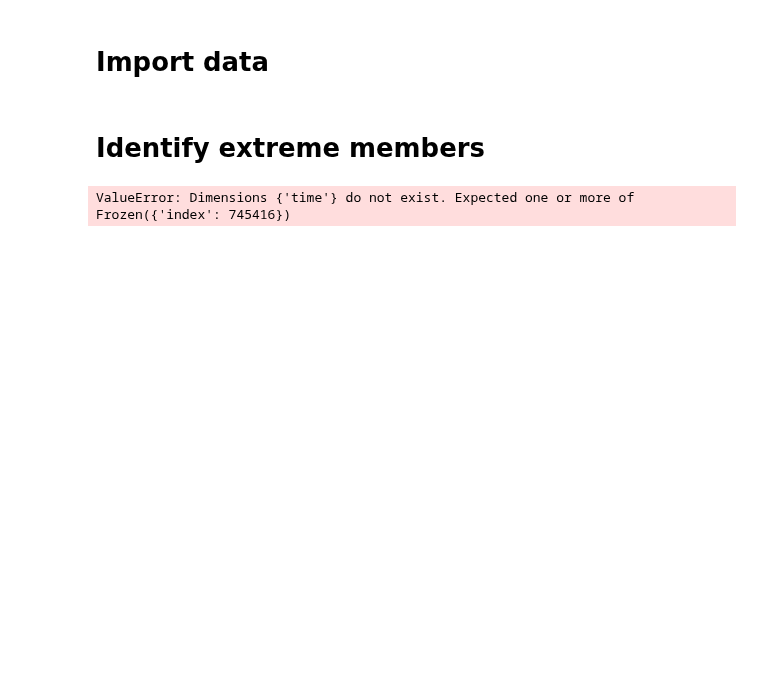
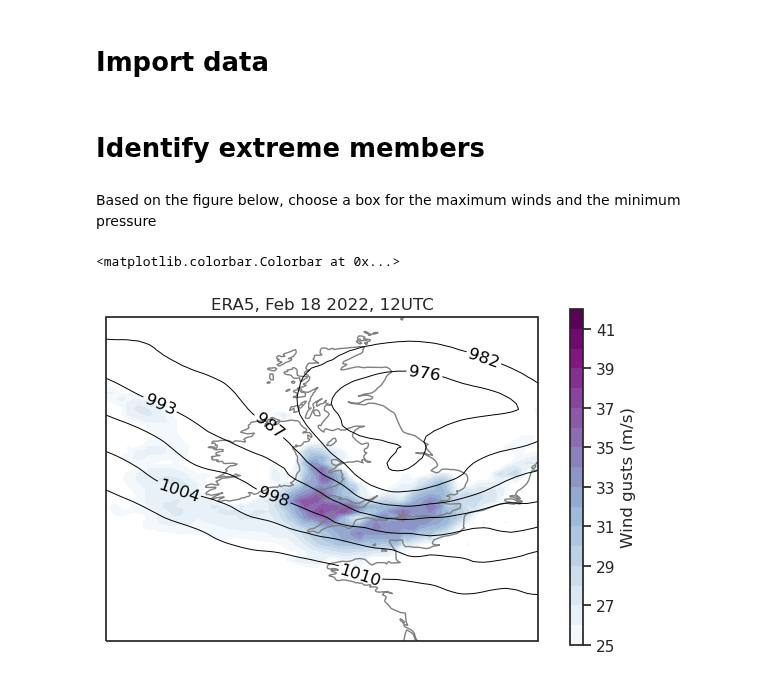
Before and after one commit to shirin-ermis/Storm_Eunice, a Jupyter notebook: notebooks/04_composite_analysis.ipynb, the cells around one changed output. Drawn from its saved outputs; the diff is of its cells as text; code cells hidden in the pictures; blank space fills up the shorter version.

```diff
--- a/notebooks/04_composite_analysis.ipynb
+++ b/notebooks/04_composite_analysis.ipynb
@@ -41,3 +37,9 @@ lat_max = 65
+# %%
+lon_min = -15
+lon_max = 5
+lat_min = 45
+lat_max = 60
+# region=[-70,25,50,70]  # Decider map
 # %%
 directory, experiments, inits, cfpf = eun.data.Data.load_meta()
 lat, lon = eun.data.Data.get_latlon()
@@ -52,15 +54,9 @@ era5_2022 = xr.open_dataset('/gf3/predict2/AWH012_LEACH_NASTORM/DATA/ERA5/EU025/
 era5_GUST = era5_2022.fg10.sel(time=slice('2022-02-07','2022-02-22'),latitude=slice(lat_max,lat_min),longitude=slice(lon_min, lon_max)).resample(time='1d').max().load()
 # %% [markdown]
 # Identify extreme members
-# %%
-# plot pressures with cartopy
-p = south_xr.isel(time=0).plot(
-       subplot_kws=dict(projection=ccrs.PlateCarree(0), facecolor="gray"),
-       transform=ccrs.PlateCarree(),
-   )
-
-p.axes.set_global()
-
-p.axes.coastlines()
-# %% [output]
-ValueError: Dimensions {'time'} do not exist. Expected one or more of Frozen({'index': 745416})
+# %%
+# Plot ERA5 sea level pressure at 12 noon for all dates within the range
+
+era_feb18 = era5_2022.sel(time='2022-02-18 12').sel(latitude=slice(lat_max,lat_min),longitude=slice(lon_min, lon_max))
+# %% [markdown]
+Based on the figure below, choose a box for the maximum winds and the minimum pressure
@@ -66,0 +68,38 @@ ValueError: Dimensions {'time'} do not exist. Expected one or more of Frozen({'i
+# %%
+projection = ccrs.PlateCarree()
+p_max = 1010
+p_min = 960
+
+fg10_min = 25
+fg10_max = 42
+
+fg10_vals = era_feb18.fg10.values[:,:]
+p_vals = era_feb18.msl.values[:,:]/100
+longitude = era_feb18.longitude.values
+latitude = era_feb18.latitude.values
+
+# figure and map setup
+fig = plt.figure(1)
+ax = plt.subplot(111, projection = projection)
+ax.set_extent([lon_min, lon_max, lat_min, lat_max], projection)
+ax.add_feature(cfeature.COASTLINE.with_scale('50m'), color = 'grey')
+
+# isobars as contours
+clevs_p = np.linspace(p_min, p_max, 10)
+cs = ax.contour(longitude, latitude, p_vals, clevs_p, colors='black',
+                transform=projection, linewidths = 0.7)
+plt.clabel(cs, fmt='%d')
+
+# fg10 as shading
+clevs_fg10 = np.linspace(fg10_min, fg10_max, 18)
+cf = ax.contourf(longitude, latitude, fg10_vals, clevs_fg10, cmap=plt.cm.BuPu,
+                    transform=projection)
+
+ax.set_title("ERA5, Feb 18 2022, 12UTC")
+
+fig.subplots_adjust(right=0.8)
+cbar_ax = fig.add_axes([0.85, 0.15, 0.02, 0.7])
+fig.colorbar(cf, cax=cbar_ax, label='Wind gusts (m/s)')
+# %% [output]
+<matplotlib.colorbar.Colorbar at 0x...>
+[figure, added]
```
Also changed, not shown: parts of 4 cells of this notebook.
